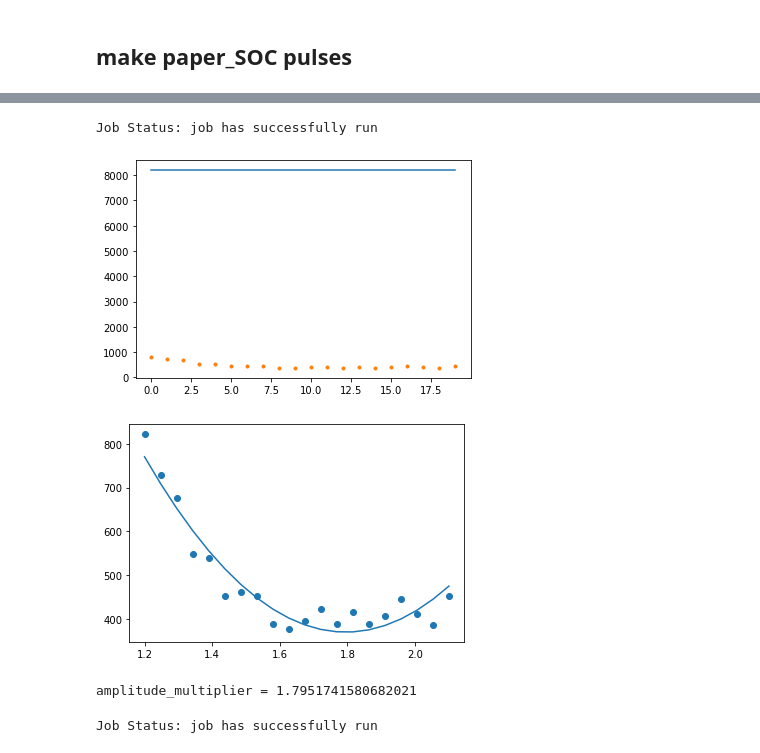
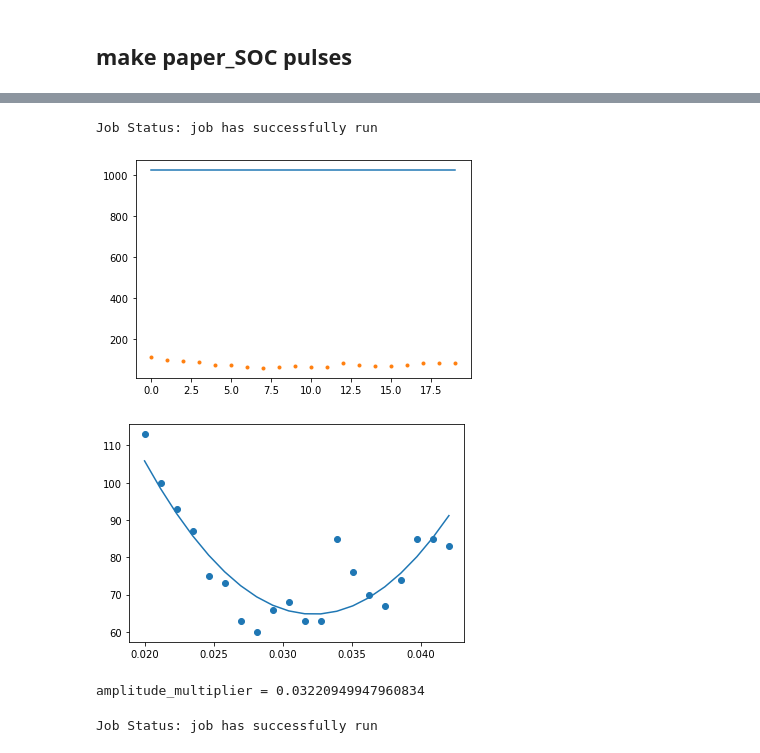
Before and after one commit to panbae59/smooth-optimal-control-2, a Jupyter notebook: new_SOC_with_qiskit_armonk.ipynb, the cells around one changed output, grey strips where cells are left out. Drawn from its saved outputs; the diff is of its cells as text; code cells hidden in the pictures.

```diff
--- a/new_SOC_with_qiskit_armonk.ipynb
+++ b/new_SOC_with_qiskit_armonk.ipynb
@@ -459,37 +457,35 @@ pulse_paper_SOC_pi_Y = pulse.Waveform(Signal_final*1j)
 paper_smooth_optimal_control.gate['X'] = ShiftPhase(angle, drive_chan) + Play(pulse_paper_SOC_pi_X, drive_chan) + ShiftPhase(-angle, drive_chan)
 paper_smooth_optimal_control.gate['Y'] = ShiftPhase(angle, drive_chan) + Play(pulse_paper_SOC_pi_Y, drive_chan) + ShiftPhase(-angle, drive_chan)
 # %%
-convert_factor = load_value('convert_factor')
 drive_samples = int(250e-9/dt)
 omega = np.pi/(250*1e-9)
 #delete below code
 drive_samples = get_closest_multiple_of_16(drive_samples)
 
 Signal = load_Signal(omega, dt, drive_samples, "amplitudes/paper/amplitude_pi_over_2_X_x.csv", "amplitudes/paper/amplitude_pi_over_2_X_y.csv")
-Signal *= 1e6 * convert_factor
-amplitude_detuning_array = np.linspace(1.2,2.1, 20)
+amplitude_detuning_array = np.linspace(0.02,0.042, 20)
 # %%
 measure_list = amplitude_sweep(amplitude_detuning_array, [Signal, Signal])
 # %% [output]
 Job Status: job has successfully run
-[figure, old version]
+[figure, new version]
 # %%
 fit_params, y_fit = fit_function(amplitude_detuning_array[:],
                                  [x['0'] for x in measure_list][:],
                                  lambda x, A, B, C: (A*(x-B)**2 + C),
-                                 [100000, 1, 0])
+                                 [100000, 10, 0])
 
 from matplotlib import pyplot as plt
 plt.scatter(amplitude_detuning_array[:], [x['0'] for x in measure_list][:])
 plt.plot(amplitude_detuning_array[:], y_fit)
 plt.show()
 
 amplitude_multiplier_paper_SOC_pi_over_2 = fit_params[1]
 print("amplitude_multiplier = {}".format(amplitude_multiplier_paper_SOC_pi_over_2))
 save_value("amplitude_multiplier_paper_SOC_pi_over_2", amplitude_multiplier_paper_SOC_pi_over_2)
 # %% [output]
-[figure, old version]
+[figure, new version]
-amplitude_multiplier = 1.7951741580682021
+amplitude_multiplier = 0.03220949947960834
 # %%
 def angle_sweep_pi_over_2(angles, Signal_list):
     schedules = []
```
Also changed, not shown: parts of 13 cells of this notebook, 14 other files.
